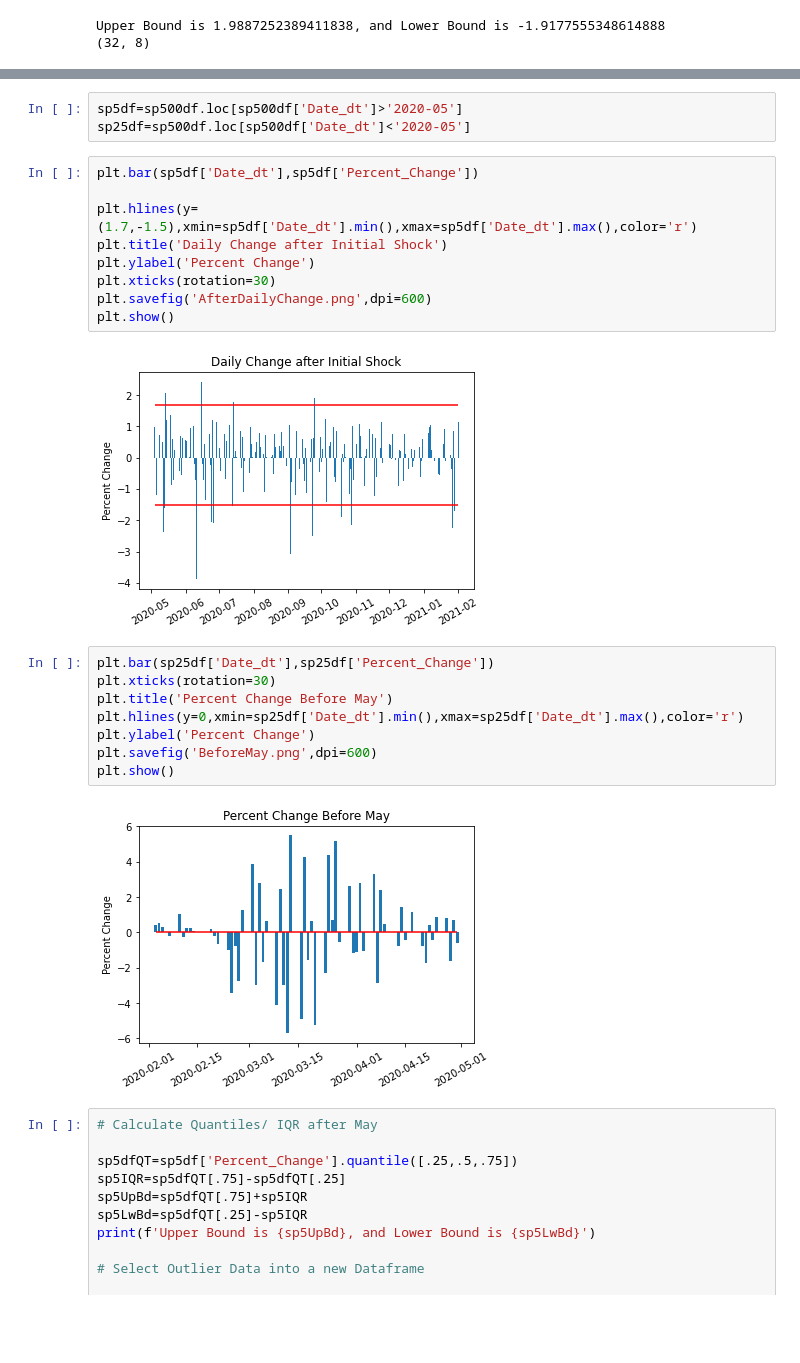
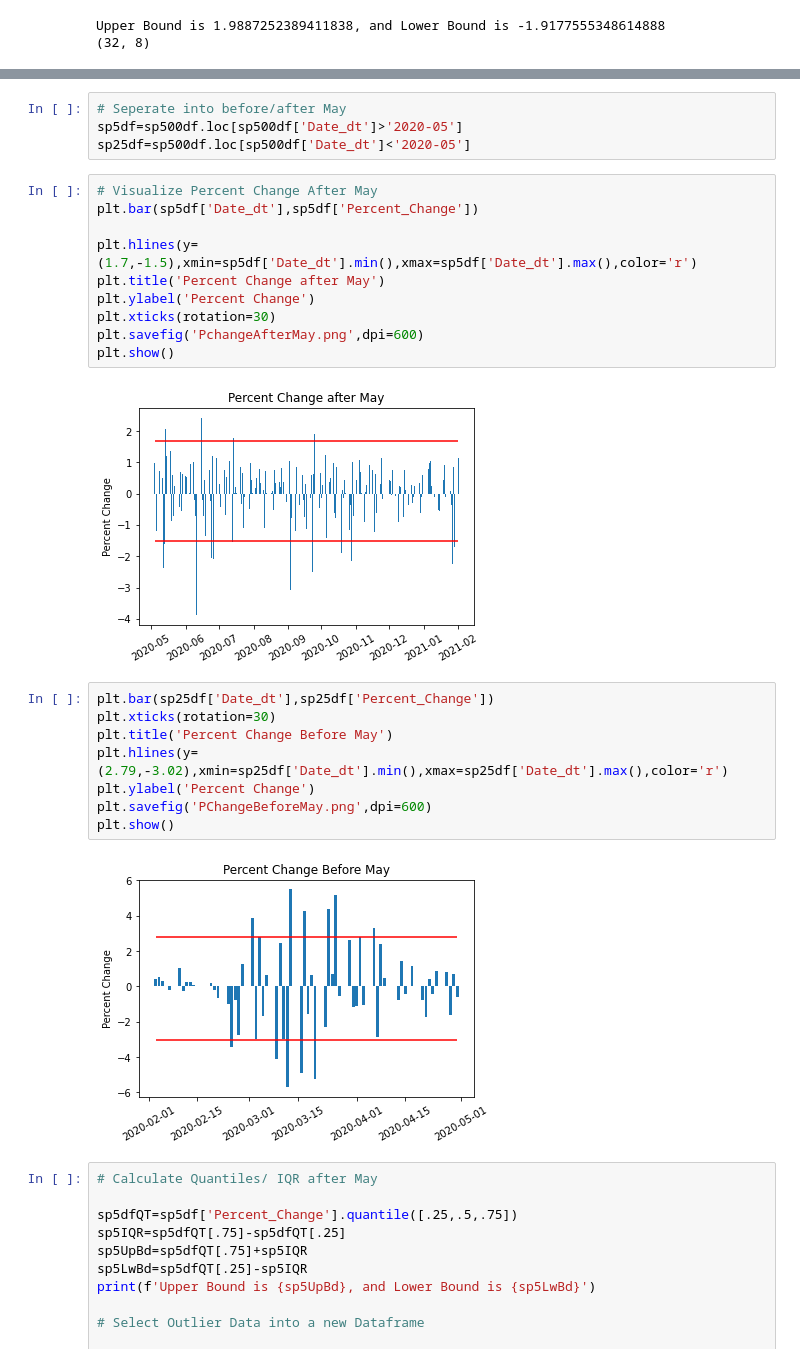
Before and after one commit to Bandelero/Covids-Effect-on-the-Stock-Market, a Jupyter notebook: wordcloud/wordcloud.ipynb, the cells around one changed output, grey strips where cells are left out. Drawn from its saved outputs; the diff is of its cells as text; blank space fills up the shorter version.

```diff
--- a/wordcloud/wordcloud.ipynb
+++ b/wordcloud/wordcloud.ipynb
@@ -67,29 +75,31 @@ plt.show()
 # %% [output]
 [figure]
 # %%
+# Seperate into before/after May
 sp5df=sp500df.loc[sp500df['Date_dt']>'2020-05']
 sp25df=sp500df.loc[sp500df['Date_dt']<'2020-05']
 # %%
+# Visualize Percent Change After May
 plt.bar(sp5df['Date_dt'],sp5df['Percent_Change'])
 
 plt.hlines(y=(1.7,-1.5),xmin=sp5df['Date_dt'].min(),xmax=sp5df['Date_dt'].max(),color='r')
-plt.title('Daily Change after Initial Shock')
+plt.title('Percent Change after May')
 plt.ylabel('Percent Change')
 plt.xticks(rotation=30)
-plt.savefig('AfterDailyChange.png',dpi=600)
+plt.savefig('PchangeAfterMay.png',dpi=600)
 plt.show()
 # %% [output]
-[figure, old version]
+[figure, new version]
 # %%
 plt.bar(sp25df['Date_dt'],sp25df['Percent_Change'])
 plt.xticks(rotation=30)
 plt.title('Percent Change Before May')
-plt.hlines(y=0,xmin=sp25df['Date_dt'].min(),xmax=sp25df['Date_dt'].max(),color='r')
+plt.hlines(y=(2.79,-3.02),xmin=sp25df['Date_dt'].min(),xmax=sp25df['Date_dt'].max(),color='r')
 plt.ylabel('Percent Change')
-plt.savefig('BeforeMay.png',dpi=600)
+plt.savefig('PChangeBeforeMay.png',dpi=600)
 plt.show()
 # %% [output]
-[figure, old version]
+[figure, new version]
 # %%
 # Calculate Quantiles/ IQR after May
 
```
Also changed, not shown: parts of 29 cells of this notebook, 11 other files.
